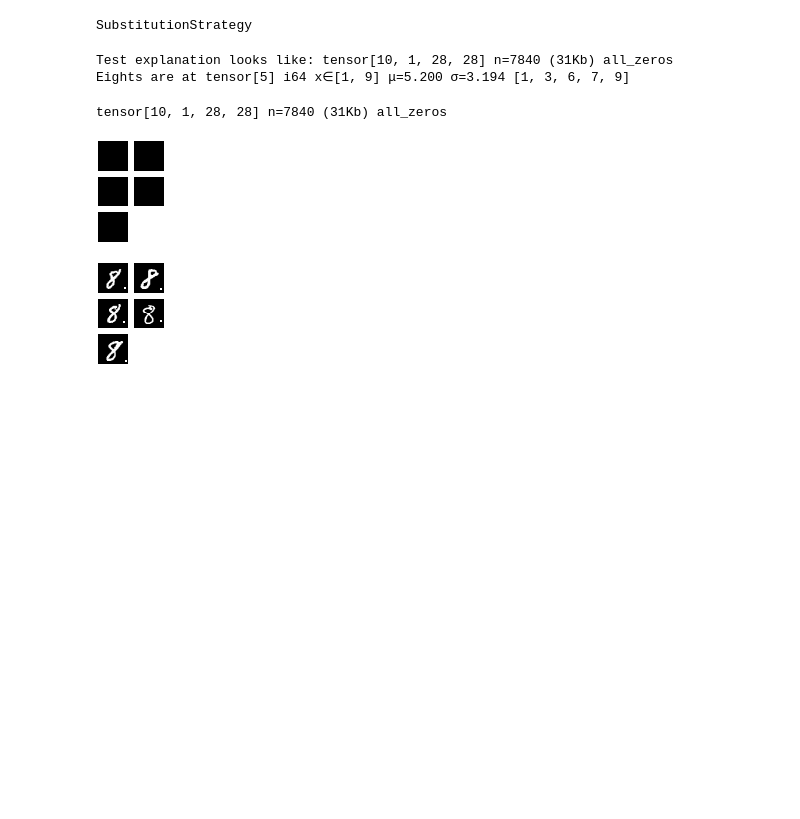
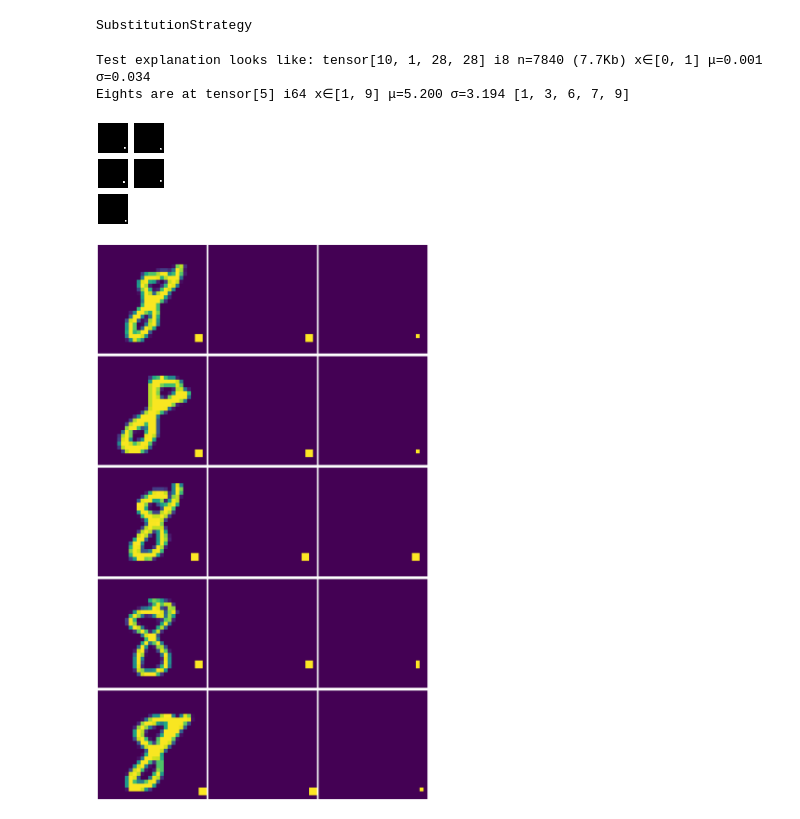
Before and after one commit to zlochina/xil-research-modification, a Jupyter notebook: src/experiments/Caipi.ipynb, the cells around one changed output. Saved outputs shown, nothing was run; the diff lists cells and outputs as text; code cells hidden in the pictures; blank space fills up the shorter version.

```diff
--- a/src/experiments/Caipi.ipynb
+++ b/src/experiments/Caipi.ipynb
@@ -598,25 +634,21 @@ x_it, y_it, R_it = x_it.cpu(), y_it.cpu(), R_it.cpu()
 model_on_cpu = model_confounded.cpu()
 # %%
 
-test = XILUtils.create_explanation(x_it, R_it, model=model_on_cpu, device="cpu", target_layers=[model_on_cpu[3]])
+test = XILUtils.create_explanation(x_it, R_it, y_it, model=model_on_cpu, device="cpu", target_layers=[model_on_cpu[3]], threshold=0.8)
 indices_test = (y_it.cpu() == torch.tensor([0, 1])).all(dim=1)
 
 print(f"Test explanation looks like: {test}")
 print(f"Eights are at {torch.arange(test_batch_size)[indices_test]}")
 # %% [output]
-Test explanation looks like: tensor[10, 1, 28, 28] n=7840 (31Kb) all_zeros
+Test explanation looks like: tensor[10, 1, 28, 28] i8 n=7840 (7.7Kb) x∈[0, 1] μ=0.001 σ=0.034
 Eights are at tensor[5] i64 x∈[1, 9] μ=5.200 σ=3.194 [1, 3, 6, 7, 9]
-# %%
-guided_gradcam_explanation = XILUtils.guided_gradcam_explain(x_it, model_on_cpu, "cpu", target_layers=[model_on_cpu[3]])
-XILUtils.create_explanation(x_it, R_it, model=model_on_cpu, device="cpu", target_layers=[model_on_cpu[3]])
-# %% [output]
-tensor[10, 1, 28, 28] n=7840 (31Kb) all_zeros
 # %%
 test[indices_test].repeat((1, 3, 1, 1)).rgb
 # %% [output]
 [figure]
-# %%
-
-x_it[indices_test].repeat((1, 3, 1, 1)).rgb
-# %% [output]
-[figure, removed]
+# %%
+columns = (x_it[indices_test][:, 0].detach().numpy(), R_it[indices_test][:, 0].detach().numpy(), test[indices_test][:, 0].detach().numpy())
+titles = (["" for _ in range(5)], ["" for _ in range(5)], ["" for _ in range(5)])
+XILUtils.plot_three_columns(plt, columns, 5, titles)
+# %% [output]
+[figure, added]
```
Also changed, not shown: parts of 11 cells of this notebook, 2 other files.
